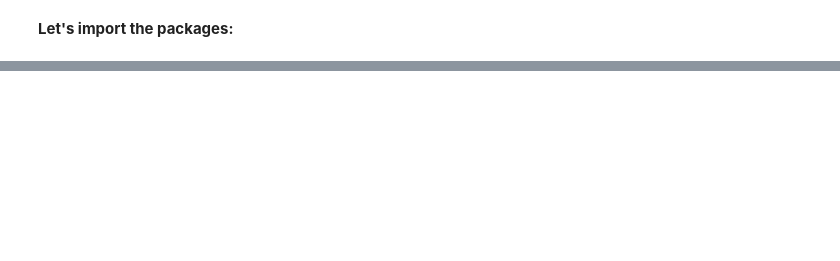
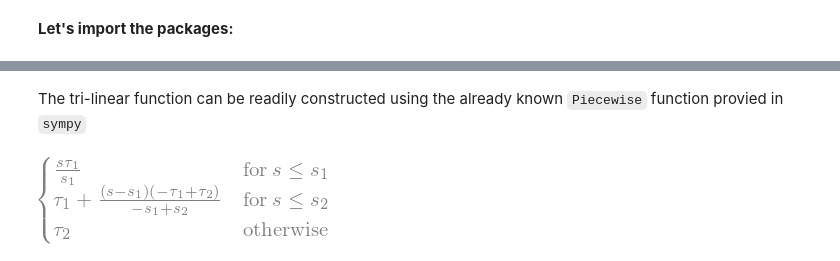
Before and after one commit to bmcs-group/bmcs_apps, a Jupyter notebook: bmcs_course/3_1_PO_LF_LM_EL_FE_CB.ipynb, the cells around one changed output, grey strips where cells are left out. Cells and saved outputs as stored; diff of their text form; code cells hidden in the pictures; blank space fills up the shorter version.

```diff
--- a/bmcs_course/3_1_PO_LF_LM_EL_FE_CB.ipynb
+++ b/bmcs_course/3_1_PO_LF_LM_EL_FE_CB.ipynb
@@ -82,0 +70,13 @@ import bmcs_ipw.PO_constant_bond as poui
+# %% [markdown]
+The tri-linear function can be readily constructed using the already known `Piecewise` function provied in `sympy`
+# %%
+s = sp.symbols('s')
+tau_1, s_1, tau_2, s_2 = sp.symbols(r'tau_1, s_1, tau_2, s_2')
+tau_s = sp.Piecewise(
+    (tau_1 / s_1 * s, s <= s_1),
+    (tau_1 + (tau_2-tau_1) / (s_2-s_1) * (s - s_1), s <= s_2),
+    (tau_2, True)
+)
+tau_s
+# %% [output]
+[figure, added]
```
Also changed, not shown: parts of 36 cells of this notebook.
